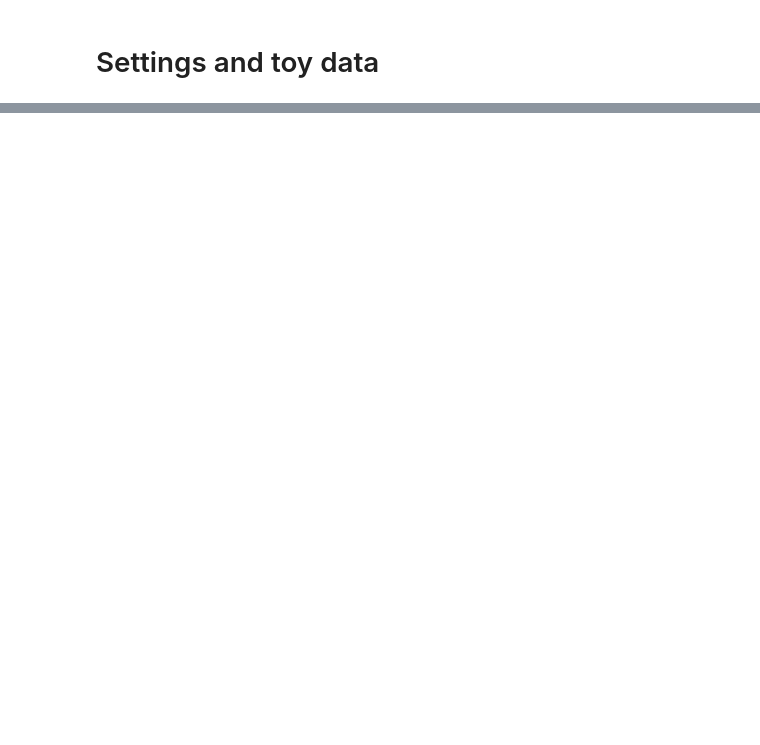
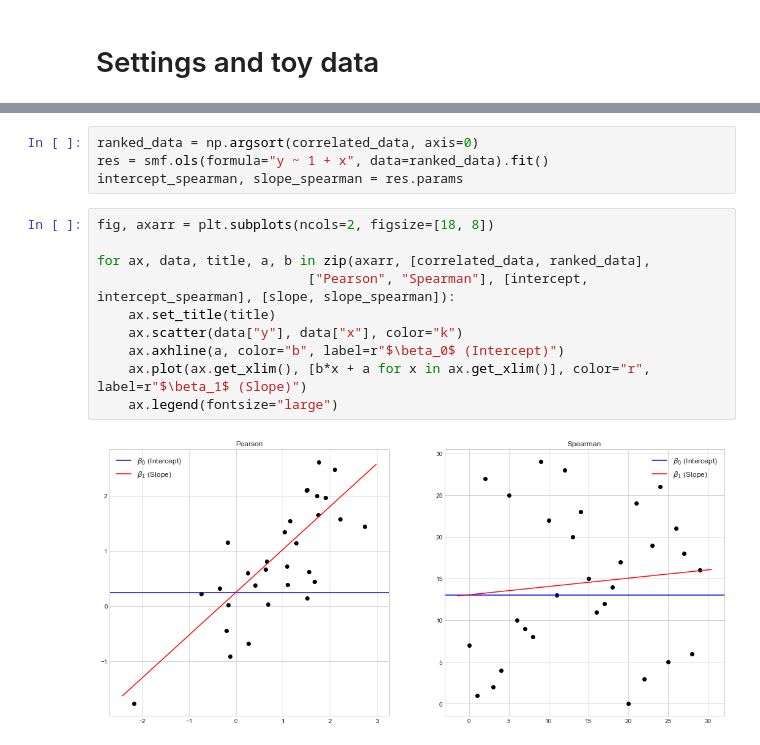
Before and after one commit to eigenfoo/tests-as-linear, a Jupyter notebook: tests-as-linear.ipynb, the cells around one changed output, grey strips where cells are left out. Drawn from its saved outputs; the diff is of its cells as text; blank space fills up the shorter version.

```diff
--- a/tests-as-linear.ipynb
+++ b/tests-as-linear.ipynb
@@ -64,0 +95,16 @@ Either way you write it, it's an intercept ($\beta_0$) and a slope ($\beta_1$) y
+# %%
+ranked_data = np.argsort(correlated_data, axis=0)
+res = smf.ols(formula="y ~ 1 + x", data=ranked_data).fit()
+intercept_spearman, slope_spearman = res.params
+# %%
+fig, axarr = plt.subplots(ncols=2, figsize=[18, 8])
+
+for ax, data, title, a, b in zip(axarr, [correlated_data, ranked_data],
+                           ["Pearson", "Spearman"], [intercept, intercept_spearman], [slope, slope_spearman]):
+    ax.set_title(title)
+    ax.scatter(data["y"], data["x"], color="k")
+    ax.axhline(a, color="b", label=r"$\beta_0$ (Intercept)")
+    ax.plot(ax.get_xlim(), [b*x + a for x in ax.get_xlim()], color="r", label=r"$\beta_1$ (Slope)")
+    ax.legend(fontsize="large")
+# %% [output]
+[figure, added]
```
Also changed, not shown: parts of 27 cells of this notebook, 3 other files.
